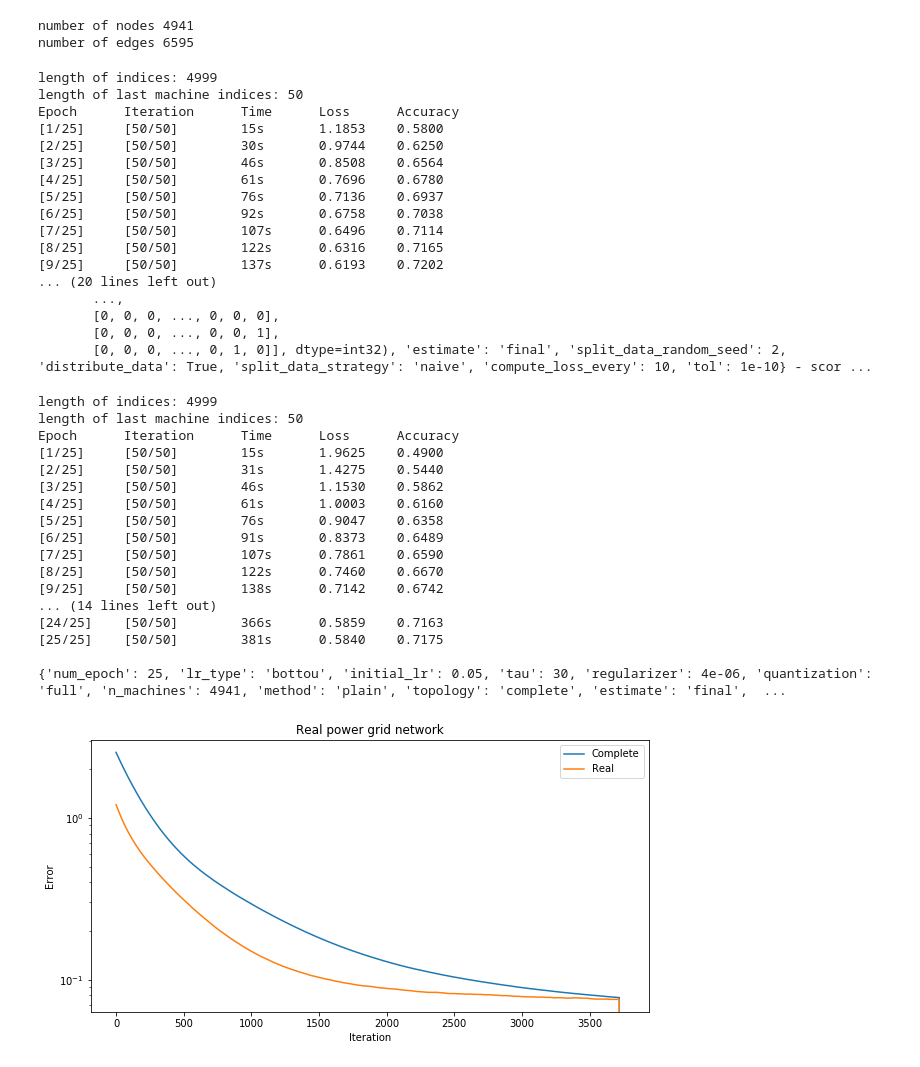
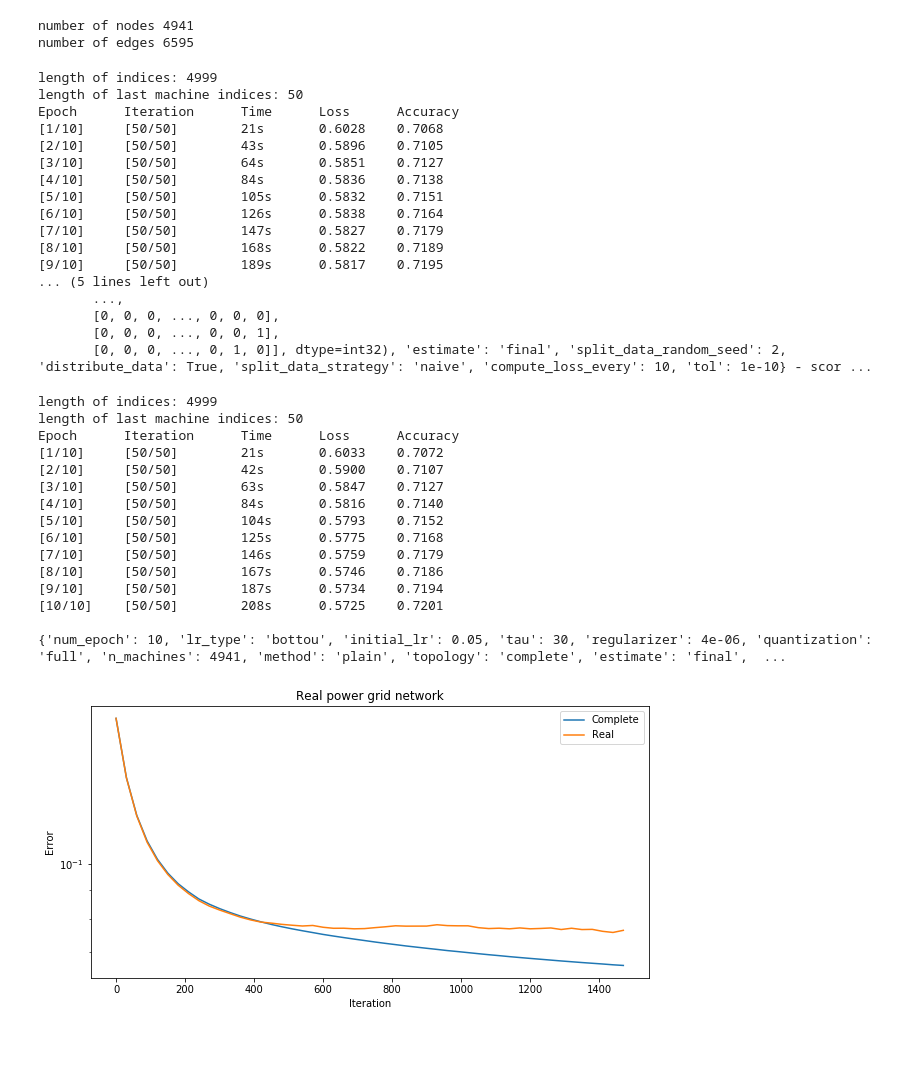
Before and after one commit to Adirlou/OptML_Project, a Jupyter notebook: bottleneck_topologies.ipynb, the cells around one changed output. Drawn from its saved outputs; the diff is of its cells as text; code cells hidden in the pictures.

Commit message:
Try different number of epoch and nodes on bottleneck and real

```diff
--- a/bottleneck_topologies.ipynb
+++ b/bottleneck_topologies.ipynb
@@ -88,9 +88,9 @@ Final loss: 0.5070354539209662
 reg = 1 / A.shape[0]
 n_features = A.shape[1]
 compute_loss_every = 30
-params_disconnected = dict(num_epoch=25, lr_type='bottou',
+params_disconnected = dict(num_epoch=5, lr_type='bottou',
                            initial_lr=0.05, tau=n_features, regularizer=reg,
-                           quantization='full', n_machines=512,
+                           quantization='full', n_machines=2048,
                            method='plain', topology='disconnected', estimate='final',
                            split_data_random_seed=2, distribute_data=True,
                            split_data_strategy='naive',
@@ -198,7 +170,6 @@ import networkx as nx
 # %%
 G = nx.read_gml('power.gml', label=None)
 G = G.to_undirected()
-G.add_edge(0,0)
 
 print("number of nodes " + str(G.number_of_nodes()))
 print("number of edges " + str(G.number_of_edges()))
@@ -211,22 +182,23 @@ number of edges 6595
 params_real = params_disconnected.copy()
 params_real['topology'] = nx.adjacency_matrix(G).toarray()
 params_real['compute_loss_every'] = compute_loss_every_bigger
+params_real['num_epoch'] = 10
 params_real['n_machines'] = G.number_of_nodes()
 losses_real = run_logistic(A, y, params_real, logging=True)
 # %% [output]
 length of indices: 4999
 length of last machine indices: 50
 Epoch      Iteration      Time      Loss      Accuracy
-[1/25]     [50/50]        15s       1.1853    0.5800
-[2/25]     [50/50]        30s       0.9744    0.6250
-[3/25]     [50/50]        46s       0.8508    0.6564
-[4/25]     [50/50]        61s       0.7696    0.6780
-[5/25]     [50/50]        76s       0.7136    0.6937
-[6/25]     [50/50]        92s       0.6758    0.7038
-[7/25]     [50/50]        107s      0.6496    0.7114
-[8/25]     [50/50]        122s      0.6316    0.7165
-[9/25]     [50/50]        137s      0.6193    0.7202
-... (20 lines left out)
+[1/10]     [50/50]        21s       0.6028    0.7068
+[2/10]     [50/50]        43s       0.5896    0.7105
+[3/10]     [50/50]        64s       0.5851    0.7127
+[4/10]     [50/50]        84s       0.5836    0.7138
+[5/10]     [50/50]        105s      0.5832    0.7151
+[6/10]     [50/50]        126s      0.5838    0.7164
+[7/10]     [50/50]        147s      0.5827    0.7179
+[8/10]     [50/50]        168s      0.5822    0.7189
+[9/10]     [50/50]        189s      0.5817    0.7195
+... (5 lines left out)
        ...,
        [0, 0, 0, ..., 0, 0, 0],
        [0, 0, 0, ..., 0, 0, 1],
@@ -236,31 +208,30 @@ Epoch      Iteration      Time      Loss      Accuracy
 params_complete_bigger = params_disconnected.copy()
 params_complete_bigger['topology'] = 'complete'
 params_complete_bigger['compute_loss_every'] = compute_loss_every_bigger
+params_complete_bigger['num_epoch'] = 10
 params_complete_bigger['n_machines'] = G.number_of_nodes()
 losses_complete_bigger = run_logistic(A, y, params_complete_bigger, logging=True)
 # %% [output]
 length of indices: 4999
 length of last machine indices: 50
 Epoch      Iteration      Time      Loss      Accuracy
-[1/25]     [50/50]        15s       1.9625    0.4900
-[2/25]     [50/50]        31s       1.4275    0.5440
-[3/25]     [50/50]        46s       1.1530    0.5862
-[4/25]     [50/50]        61s       1.0003    0.6160
-[5/25]     [50/50]        76s       0.9047    0.6358
-[6/25]     [50/50]        91s       0.8373    0.6489
-[7/25]     [50/50]        107s      0.7861    0.6590
-[8/25]     [50/50]        122s      0.7460    0.6670
-[9/25]     [50/50]        138s      0.7142    0.6742
-... (14 lines left out)
-[24/25]    [50/50]        366s      0.5859    0.7163
-[25/25]    [50/50]        381s      0.5840    0.7175
+[1/10]     [50/50]        21s       0.6033    0.7072
+[2/10]     [50/50]        42s       0.5900    0.7107
+[3/10]     [50/50]        63s       0.5847    0.7127
+[4/10]     [50/50]        84s       0.5816    0.7140
+[5/10]     [50/50]        104s      0.5793    0.7152
+[6/10]     [50/50]        125s      0.5775    0.7168
+[7/10]     [50/50]        146s      0.5759    0.7179
+[8/10]     [50/50]        167s      0.5746    0.7186
+[9/10]     [50/50]        187s      0.5734    0.7194
+[10/10]    [50/50]        208s      0.5725    0.7201
 
-{'num_epoch': 25, 'lr_type': 'bottou', 'initial_lr': 0.05, 'tau': 30, 'regularizer': 4e-06, 'quantization': 'full', 'n_machines': 4941, 'method': 'plain', 'topology': 'complete', 'estimate': 'final',  ...
+{'num_epoch': 10, 'lr_type': 'bottou', 'initial_lr': 0.05, 'tau': 30, 'regularizer': 4e-06, 'quantization': 'full', 'n_machines': 4941, 'method': 'plain', 'topology': 'complete', 'estimate': 'final',  ...
 # %%
 iterations_indices = np.arange(0, losses_real.shape[0] * compute_loss_every,
                                compute_loss_every)
-plot_losses(np.stack((losses_complete_bigger, losses_real)),
-            iterations_indices, optimum_loss=optimum_loss,
+plot_losses(np.stack((losses_complete_bigger[:-1], losses_real[:-1])),
+            iterations_indices[:-1], optimum_loss=optimum_loss,
             labels=["Complete","Real"], title="Real power grid network")
 # %% [output]
-[figure, old version]
+[figure, new version]
```
Also changed, not shown: parts of 6 cells of this notebook.
